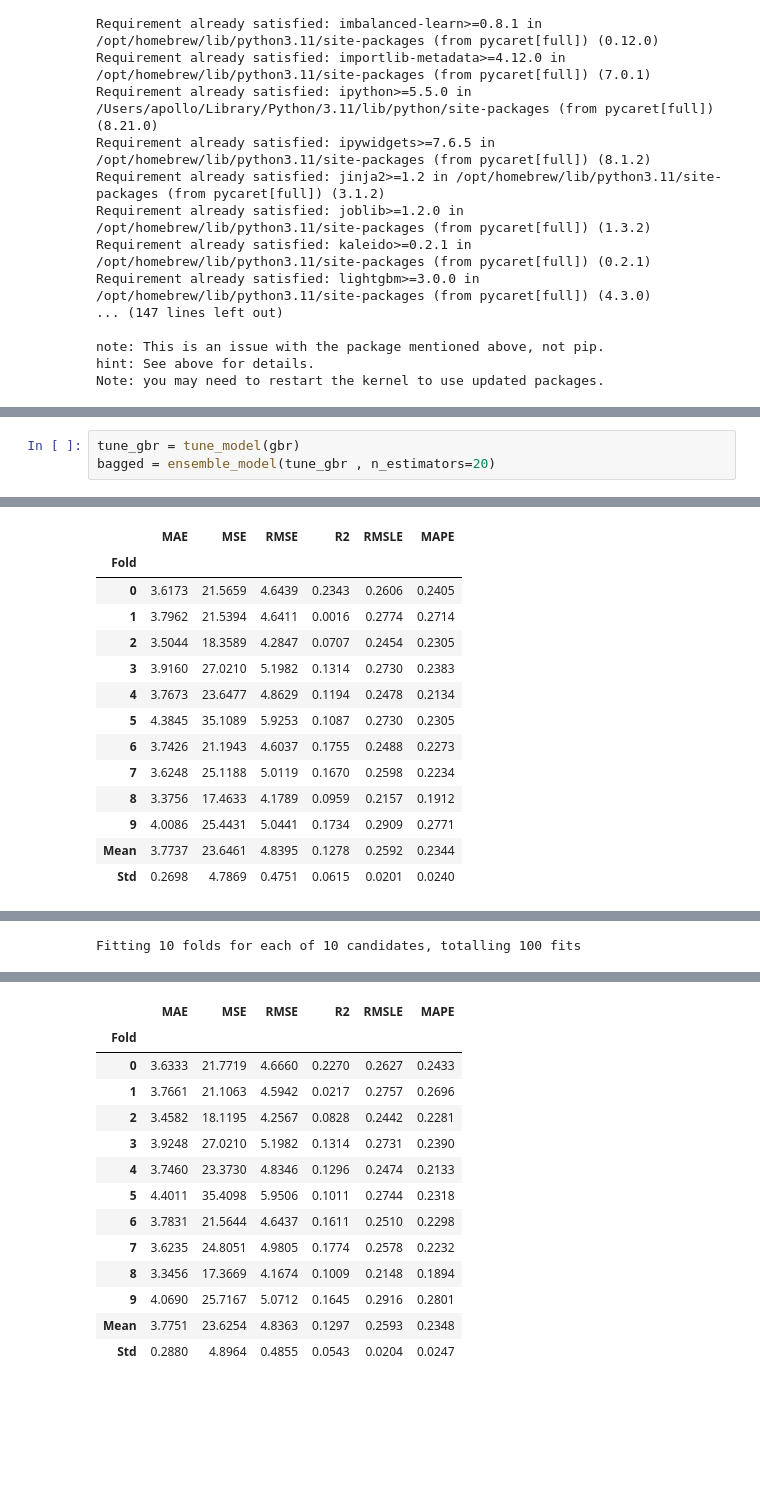
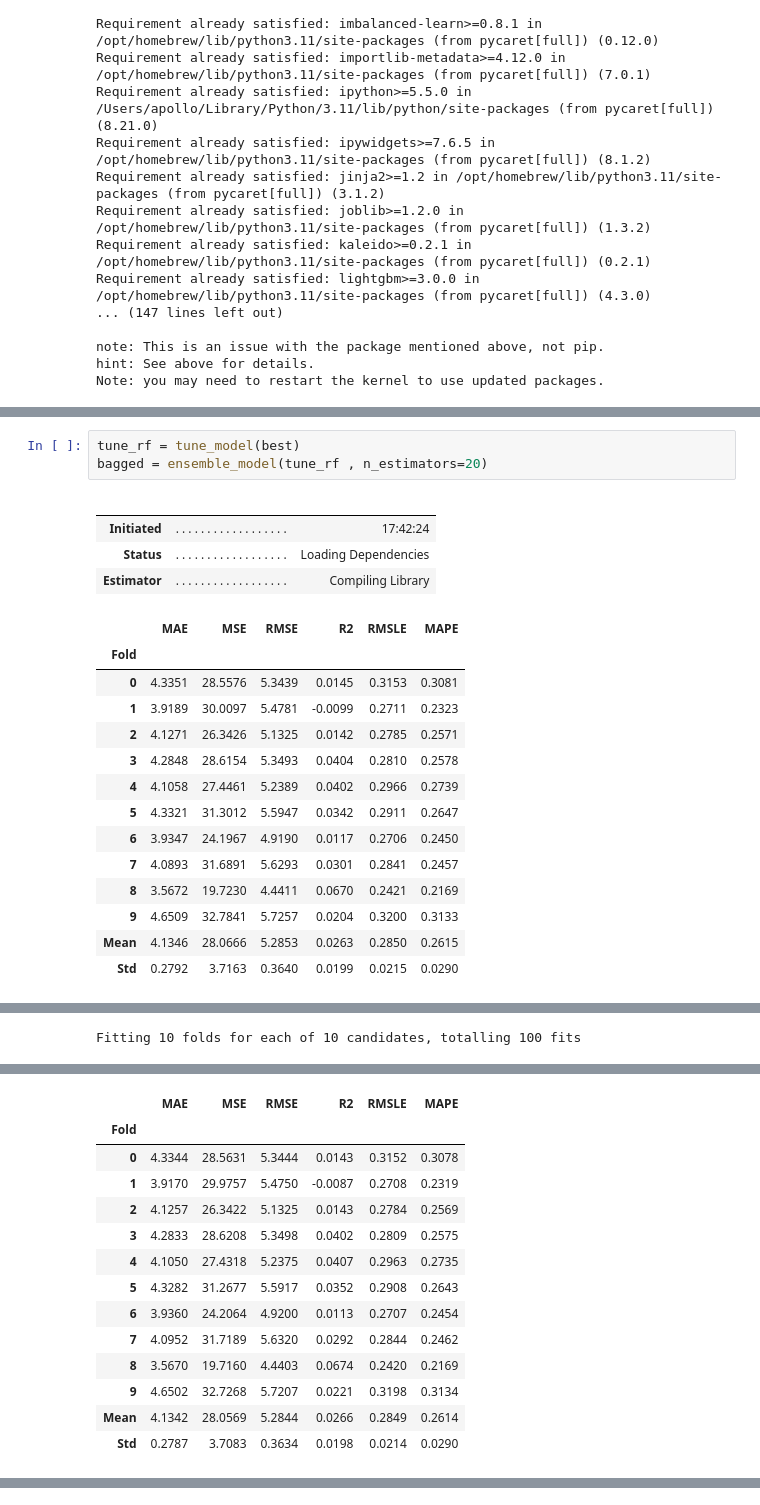
Before and after one commit to NUMNIMx/dash-pm-2.5, a Jupyter notebook: predict.ipynb, the cells around one changed output, grey strips where cells are left out. Cells and saved outputs as stored; diff of their text form; blank space fills up the shorter version.

```diff
--- a/predict.ipynb
+++ b/predict.ipynb
@@ -130,36 +134,41 @@ gbr = create_model('gbr')
 # %%
-tune_gbr = tune_model(gbr)
-bagged = ensemble_model(tune_gbr , n_estimators=20)
+tune_rf = tune_model(best)
+bagged = ensemble_model(tune_rf , n_estimators=20)
 # %% [output]
+|  |  |  |
+|  |  |  |
+| Initiated | . . . . . . . . . . . . . . . . . . | 17:42:24 |
+| Status | . . . . . . . . . . . . . . . . . . | Loading Dependencies |
+| Estimator | . . . . . . . . . . . . . . . . . . | Compiling Library |
+|  | MAE | MSE | RMSE | R2 | RMSLE | MAPE |
+| Fold |  |  |  |  |  |  |
+| 0 | 4.3351 | 28.5576 | 5.3439 | 0.0145 | 0.3153 | 0.3081 |
+| 1 | 3.9189 | 30.0097 | 5.4781 | -0.0099 | 0.2711 | 0.2323 |
+| 2 | 4.1271 | 26.3426 | 5.1325 | 0.0142 | 0.2785 | 0.2571 |
+| 3 | 4.2848 | 28.6154 | 5.3493 | 0.0404 | 0.2810 | 0.2578 |
+| 4 | 4.1058 | 27.4461 | 5.2389 | 0.0402 | 0.2966 | 0.2739 |
+| 5 | 4.3321 | 31.3012 | 5.5947 | 0.0342 | 0.2911 | 0.2647 |
+| 6 | 3.9347 | 24.1967 | 4.9190 | 0.0117 | 0.2706 | 0.2450 |
+| 7 | 4.0893 | 31.6891 | 5.6293 | 0.0301 | 0.2841 | 0.2457 |
+| 8 | 3.5672 | 19.7230 | 4.4411 | 0.0670 | 0.2421 | 0.2169 |
+| 9 | 4.6509 | 32.7841 | 5.7257 | 0.0204 | 0.3200 | 0.3133 |
+| Mean | 4.1346 | 28.0666 | 5.2853 | 0.0263 | 0.2850 | 0.2615 |
+| Std | 0.2792 | 3.7163 | 0.3640 | 0.0199 | 0.0215 | 0.0290 |
 [interactive output not drawn]
-|  | MAE | MSE | RMSE | R2 | RMSLE | MAPE |
-| Fold |  |  |  |  |  |  |
-| 0 | 3.6173 | 21.5659 | 4.6439 | 0.2343 | 0.2606 | 0.2405 |
-| 1 | 3.7962 | 21.5394 | 4.6411 | 0.0016 | 0.2774 | 0.2714 |
-| 2 | 3.5044 | 18.3589 | 4.2847 | 0.0707 | 0.2454 | 0.2305 |
-| 3 | 3.9160 | 27.0210 | 5.1982 | 0.1314 | 0.2730 | 0.2383 |
-| 4 | 3.7673 | 23.6477 | 4.8629 | 0.1194 | 0.2478 | 0.2134 |
-| 5 | 4.3845 | 35.1089 | 5.9253 | 0.1087 | 0.2730 | 0.2305 |
-| 6 | 3.7426 | 21.1943 | 4.6037 | 0.1755 | 0.2488 | 0.2273 |
-| 7 | 3.6248 | 25.1188 | 5.0119 | 0.1670 | 0.2598 | 0.2234 |
-| 8 | 3.3756 | 17.4633 | 4.1789 | 0.0959 | 0.2157 | 0.1912 |
-| 9 | 4.0086 | 25.4431 | 5.0441 | 0.1734 | 0.2909 | 0.2771 |
-| Mean | 3.7737 | 23.6461 | 4.8395 | 0.1278 | 0.2592 | 0.2344 |
-| Std | 0.2698 | 4.7869 | 0.4751 | 0.0615 | 0.0201 | 0.0240 |
+Fitting 10 folds for each of 10 candidates, totalling 100 fits
 [interactive output not drawn]
-Fitting 10 folds for each of 10 candidates, totalling 100 fits
+|  | MAE | MSE | RMSE | R2 | RMSLE | MAPE |
+| Fold |  |  |  |  |  |  |
+| 0 | 4.3344 | 28.5631 | 5.3444 | 0.0143 | 0.3152 | 0.3078 |
+| 1 | 3.9170 | 29.9757 | 5.4750 | -0.0087 | 0.2708 | 0.2319 |
+| 2 | 4.1257 | 26.3422 | 5.1325 | 0.0143 | 0.2784 | 0.2569 |
+| 3 | 4.2833 | 28.6208 | 5.3498 | 0.0402 | 0.2809 | 0.2575 |
+| 4 | 4.1050 | 27.4318 | 5.2375 | 0.0407 | 0.2963 | 0.2735 |
+| 5 | 4.3282 | 31.2677 | 5.5917 | 0.0352 | 0.2908 | 0.2643 |
+| 6 | 3.9360 | 24.2064 | 4.9200 | 0.0113 | 0.2707 | 0.2454 |
+| 7 | 4.0952 | 31.7189 | 5.6320 | 0.0292 | 0.2844 | 0.2462 |
+| 8 | 3.5670 | 19.7160 | 4.4403 | 0.0674 | 0.2420 | 0.2169 |
+| 9 | 4.6502 | 32.7268 | 5.7207 | 0.0221 | 0.3198 | 0.3134 |
+| Mean | 4.1342 | 28.0569 | 5.2844 | 0.0266 | 0.2849 | 0.2614 |
+| Std | 0.2787 | 3.7083 | 0.3634 | 0.0198 | 0.0214 | 0.0290 |
 [interactive output not drawn]
-|  | MAE | MSE | RMSE | R2 | RMSLE | MAPE |
-| Fold |  |  |  |  |  |  |
-| 0 | 3.6333 | 21.7719 | 4.6660 | 0.2270 | 0.2627 | 0.2433 |
-| 1 | 3.7661 | 21.1063 | 4.5942 | 0.0217 | 0.2757 | 0.2696 |
-| 2 | 3.4582 | 18.1195 | 4.2567 | 0.0828 | 0.2442 | 0.2281 |
-| 3 | 3.9248 | 27.0210 | 5.1982 | 0.1314 | 0.2731 | 0.2390 |
-| 4 | 3.7460 | 23.3730 | 4.8346 | 0.1296 | 0.2474 | 0.2133 |
-| 5 | 4.4011 | 35.4098 | 5.9506 | 0.1011 | 0.2744 | 0.2318 |
-| 6 | 3.7831 | 21.5644 | 4.6437 | 0.1611 | 0.2510 | 0.2298 |
-| 7 | 3.6235 | 24.8051 | 4.9805 | 0.1774 | 0.2578 | 0.2232 |
-| 8 | 3.3456 | 17.3669 | 4.1674 | 0.1009 | 0.2148 | 0.1894 |
-| 9 | 4.0690 | 25.7167 | 5.0712 | 0.1645 | 0.2916 | 0.2801 |
-| Mean | 3.7751 | 23.6254 | 4.8363 | 0.1297 | 0.2593 | 0.2348 |
-| Std | 0.2880 | 4.8964 | 0.4855 | 0.0543 | 0.0204 | 0.0247 |
```
Also changed, not shown: parts of 8 cells of this notebook, 4 other files.
